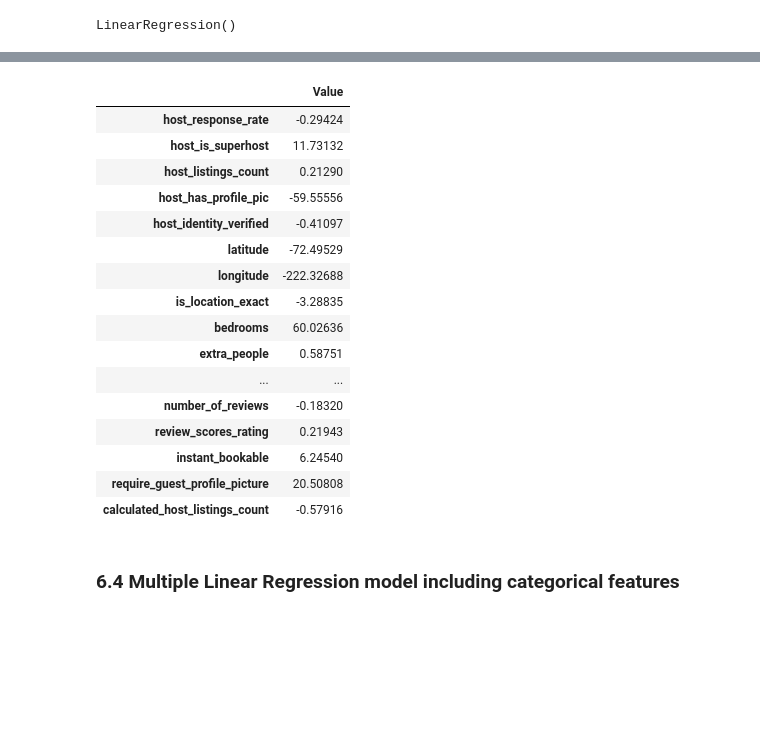
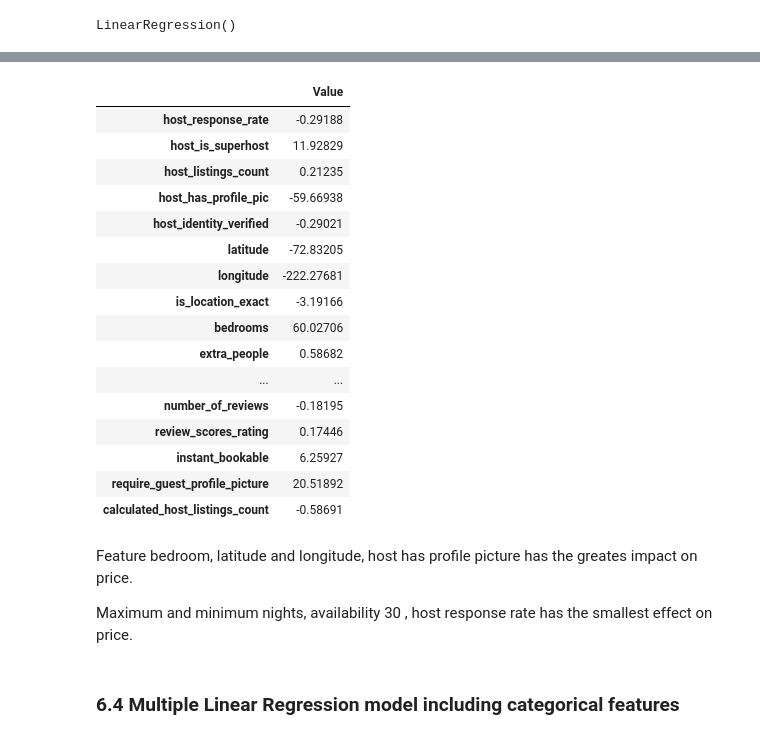
Before and after one commit to mila-dan/airbnb-data-analysis-and-price-prediction, a Jupyter notebook: Airbnb_data_analysis.ipynb, the cells around one changed output, grey strips where cells are left out. Cells and saved outputs as stored; diff of their text form; code cells hidden in the pictures; blank space fills up the shorter version.

```diff
--- a/Airbnb_data_analysis.ipynb
+++ b/Airbnb_data_analysis.ipynb
@@ -669,4 +730,7 @@ df_listing.drop(columns=['reviews_per_month'], inplace=True)
 # %% [markdown]
 availabilities columns are highly correlated, so we can drop them and keep only one
 # %%
-df_listing.drop(columns=['availability_60', 'availability_90', 'availability_365'], inplace=True)
+df_listing.drop(columns=['availability_60',
+                         'availability_90',
+                         'availability_365'],
+                inplace=True)
@@ -746,11 +816,13 @@ numerics = ['int64', 'float64']
 
 df_listing_new = df_listing.select_dtypes(include=numerics).copy()
 # %%
-#drop columns with lowest correlation coefficient with a price column
-cols = ['host_acceptance_rate',
-       'id',
-       'host_id']
-df_listing_new.drop(columns=cols, inplace = True)
+# drop columns with lowest correlation coefficient with a price column
+cols = ['host_acceptance_rate', 'id', 'host_id']
+df_listing_new.drop(columns=cols, inplace=True)
+# %%
+df_listing_new['review_scores_rating'] = \
+    df_listing_new['review_scores_rating'].\
+    fillna(df_listing_new['review_scores_rating'].mode()[0])
 # %%
 df_listing_new.info()
 # %% [output]
@@ -782,6 +854,9 @@ feature_cols.remove(target_col)
 features = df_listing_new[feature_cols]
 target = df_listing_new[target_col]
 # %%
-#randomly split the data into training and test, keeping 30% of data for test and 70% of data for training
-X_train, X_test, y_train, y_test = train_test_split(features, target , test_size=.30, random_state=42)
+# randomly split data into training and test, 30% and 70% respectfully
+X_train, X_test, y_train, y_test = train_test_split(features,
+                                                    target,
+                                                    test_size=.30,
+                                                    random_state=42)
 # %%
@@ -822,23 +897,25 @@ model_coeffs = lm_model.coef_
 # %%
 pd.set_option('display.float_format', '{:.5f}'.format)
 # %%
-df_coeffs = pd.DataFrame(data = model_coeffs, index = feature_cols, columns = ['Value'])
+df_coeffs = pd.DataFrame(data=model_coeffs,
+                         index=feature_cols,
+                         columns=['Value'])
 df_coeffs
 # %% [output]
 |  | Value |
-| host_response_rate | -0.29424 |
-| host_is_superhost | 11.73132 |
-| host_listings_count | 0.21290 |
-| host_has_profile_pic | -59.55556 |
-| host_identity_verified | -0.41097 |
-| latitude | -72.49529 |
-| longitude | -222.32688 |
-| is_location_exact | -3.28835 |
-| bedrooms | 60.02636 |
-| extra_people | 0.58751 |
+| host_response_rate | -0.29188 |
+| host_is_superhost | 11.92829 |
+| host_listings_count | 0.21235 |
+| host_has_profile_pic | -59.66938 |
+| host_identity_verified | -0.29021 |
+| latitude | -72.83205 |
+| longitude | -222.27681 |
+| is_location_exact | -3.19166 |
+| bedrooms | 60.02706 |
+| extra_people | 0.58682 |
 | ... | ... |
-| number_of_reviews | -0.18320 |
-| review_scores_rating | 0.21943 |
-| instant_bookable | 6.24540 |
-| require_guest_profile_picture | 20.50808 |
-| calculated_host_listings_count | -0.57916 |
+| number_of_reviews | -0.18195 |
+| review_scores_rating | 0.17446 |
+| instant_bookable | 6.25927 |
+| require_guest_profile_picture | 20.51892 |
+| calculated_host_listings_count | -0.58691 |
@@ -849,3 +922,7 @@ df_coeffs
+# %% [markdown]
+Feature bedroom, latitude and longitude, host has profile picture has the greates impact on price.
+
+Maximum and minimum nights, availability 30 , host response rate has the smallest effect on price.
 # %% [markdown]
 ### 6.4 Multiple Linear Regression model including categorical features
 # %% [markdown]
```
Also changed, not shown: parts of 82 cells of this notebook.
